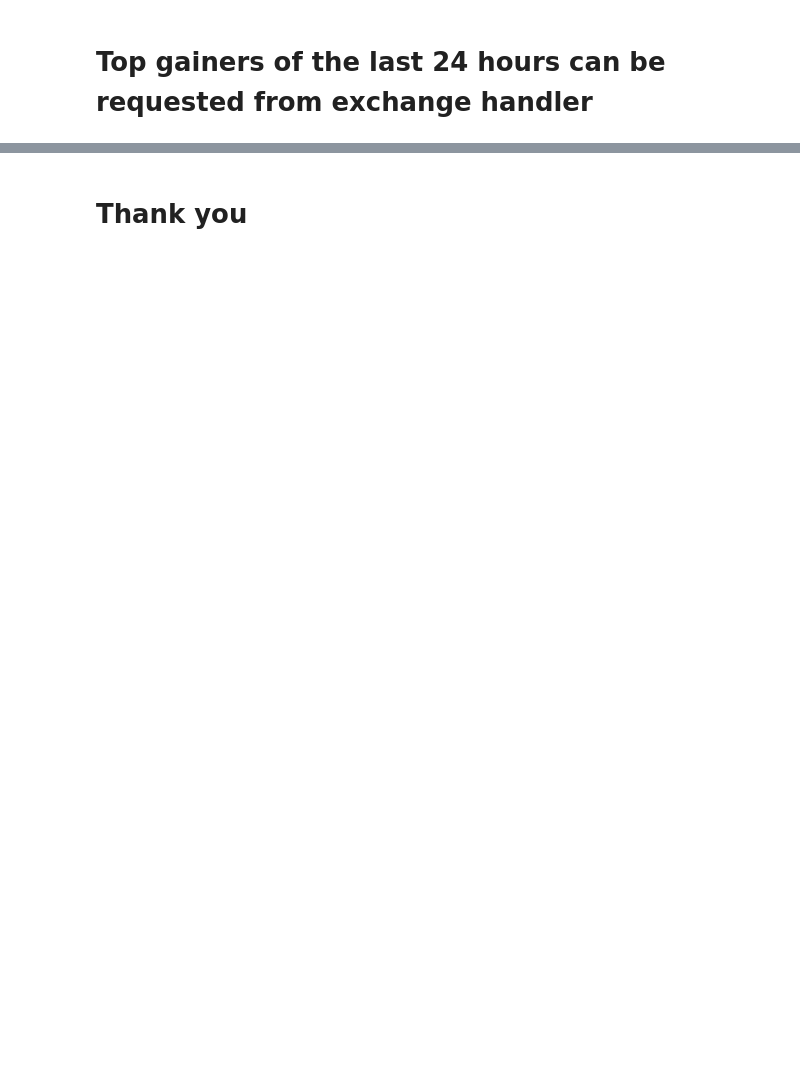
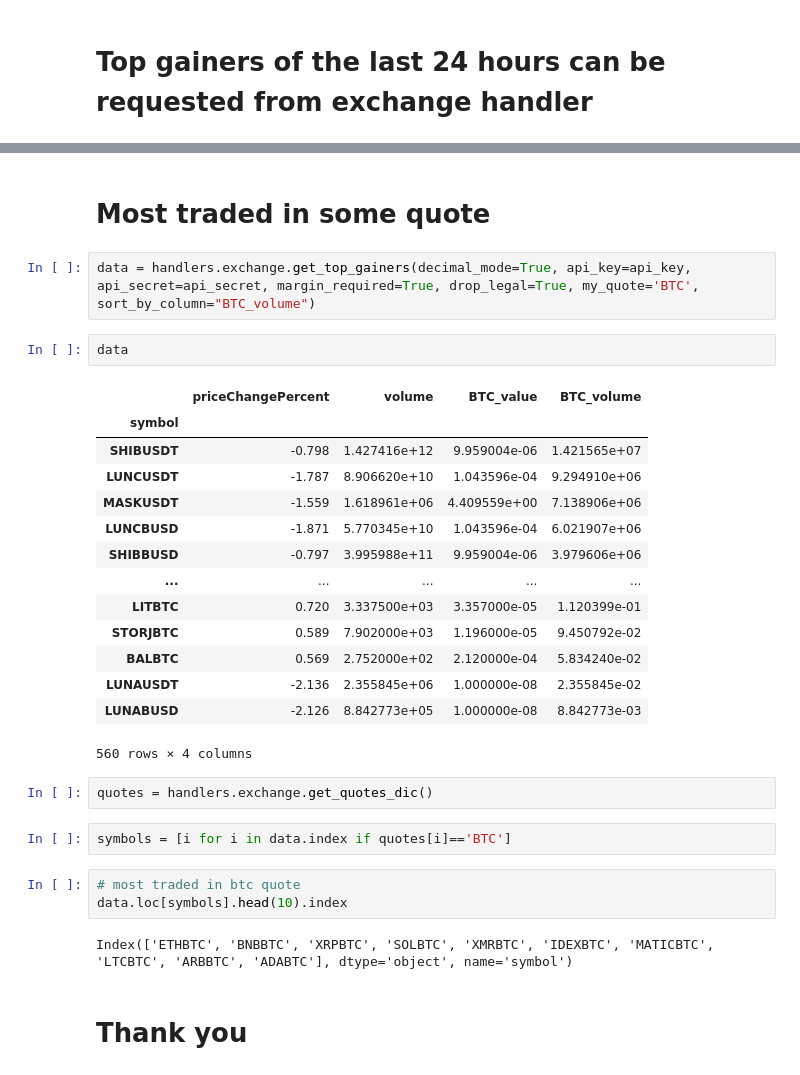
Before and after one commit to nand0san/binpan_studio, a Jupyter notebook: examples exchange.ipynb, the cells around one changed output, grey strips where cells are left out. Drawn from its saved outputs; the diff is of its cells as text; blank space fills up the shorter version.

```diff
--- a/examples exchange.ipynb
+++ b/examples exchange.ipynb
@@ -285,2 +290,32 @@ top.sort_values('BUSD_volume')
+# %% [markdown]
+# Most traded in some quote
+# %%
+data = handlers.exchange.get_top_gainers(decimal_mode=True, api_key=api_key, api_secret=api_secret, margin_required=True, drop_legal=True, my_quote='BTC', sort_by_column="BTC_volume")
+# %%
+data
+# %% [output]
+|  | priceChangePercent | volume | BTC_value | BTC_volume |
+| symbol |  |  |  |  |
+| SHIBUSDT | -0.798 | 1.427416e+12 | 9.959004e-06 | 1.421565e+07 |
+| LUNCUSDT | -1.787 | 8.906620e+10 | 1.043596e-04 | 9.294910e+06 |
+| MASKUSDT | -1.559 | 1.618961e+06 | 4.409559e+00 | 7.138906e+06 |
+| LUNCBUSD | -1.871 | 5.770345e+10 | 1.043596e-04 | 6.021907e+06 |
+| SHIBBUSD | -0.797 | 3.995988e+11 | 9.959004e-06 | 3.979606e+06 |
+| ... | ... | ... | ... | ... |
+| LITBTC | 0.720 | 3.337500e+03 | 3.357000e-05 | 1.120399e-01 |
+| STORJBTC | 0.589 | 7.902000e+03 | 1.196000e-05 | 9.450792e-02 |
+| BALBTC | 0.569 | 2.752000e+02 | 2.120000e-04 | 5.834240e-02 |
+| LUNAUSDT | -2.136 | 2.355845e+06 | 1.000000e-08 | 2.355845e-02 |
+| LUNABUSD | -2.126 | 8.842773e+05 | 1.000000e-08 | 8.842773e-03 |
+560 rows × 4 columns
+# %%
+quotes = handlers.exchange.get_quotes_dic()
+# %%
+symbols = [i for i in data.index if quotes[i]=='BTC']
+# %%
+# most traded in btc quote
+data.loc[symbols].head(10).index
+# %% [output]
+Index(['ETHBTC', 'BNBBTC', 'XRPBTC', 'SOLBTC', 'XMRBTC', 'IDEXBTC', 'MATICBTC', 'LTCBTC', 'ARBBTC', 'ADABTC'], dtype='object', name='symbol')
 # %% [markdown]
 # Thank you
```
Also changed, not shown: parts of 13 cells of this notebook, 57 other files.
